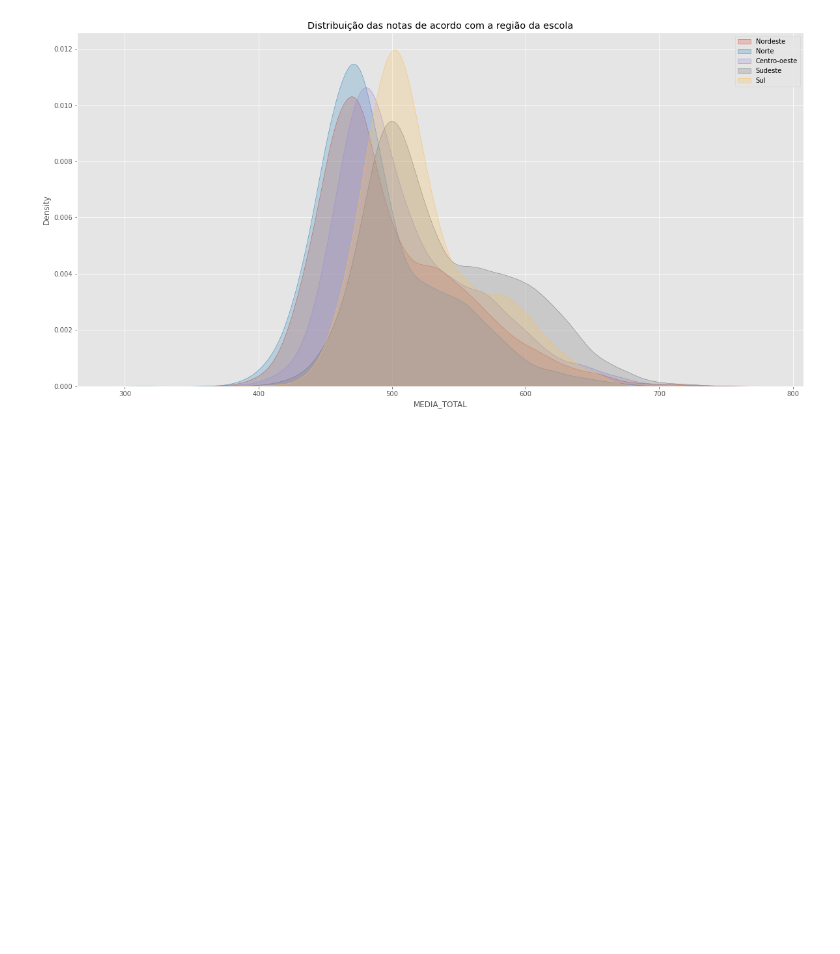
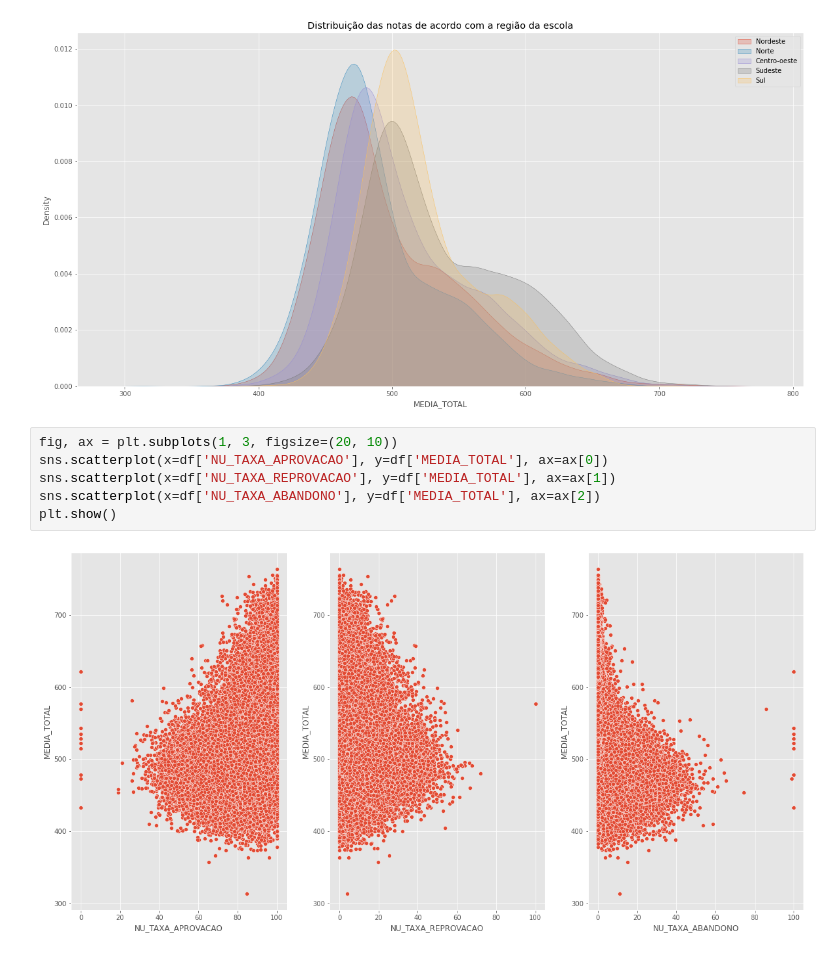
Before and after one commit to osbrabos/dataviz-enem, a Jupyter notebook: school-analysis.ipynb, the cells around one changed output. Drawn from its saved outputs; the diff is of its cells as text; blank space fills up the shorter version.

```diff
--- a/school-analysis.ipynb
+++ b/school-analysis.ipynb
@@ -234,3 +242,11 @@ ax.legend()
 plt.show()
 # %% [output]
 [figure]
+# %%
+fig, ax = plt.subplots(1, 3, figsize=(20, 10))
+sns.scatterplot(x=df['NU_TAXA_APROVACAO'], y=df['MEDIA_TOTAL'], ax=ax[0])
+sns.scatterplot(x=df['NU_TAXA_REPROVACAO'], y=df['MEDIA_TOTAL'], ax=ax[1])
+sns.scatterplot(x=df['NU_TAXA_ABANDONO'], y=df['MEDIA_TOTAL'], ax=ax[2])
+plt.show()
+# %% [output]
+[figure, added]
```
Also changed, not shown: parts of 6 cells of this notebook.
